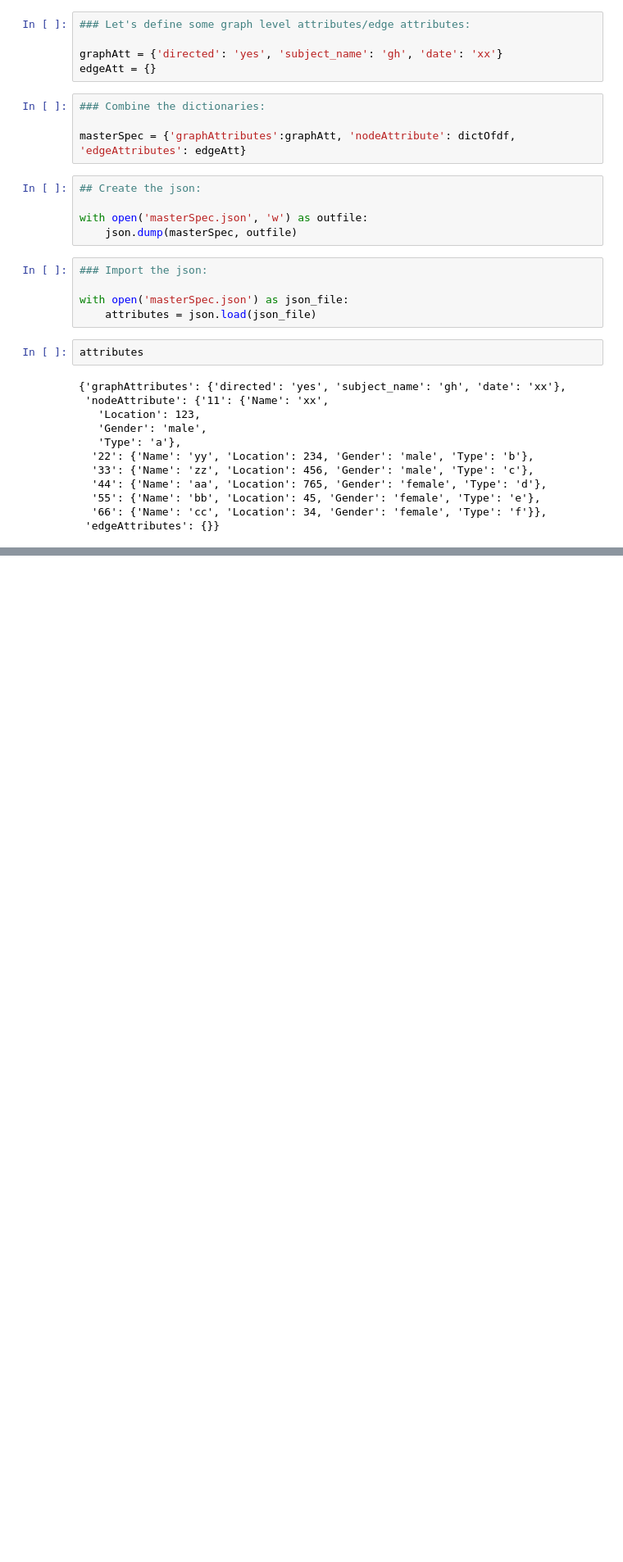
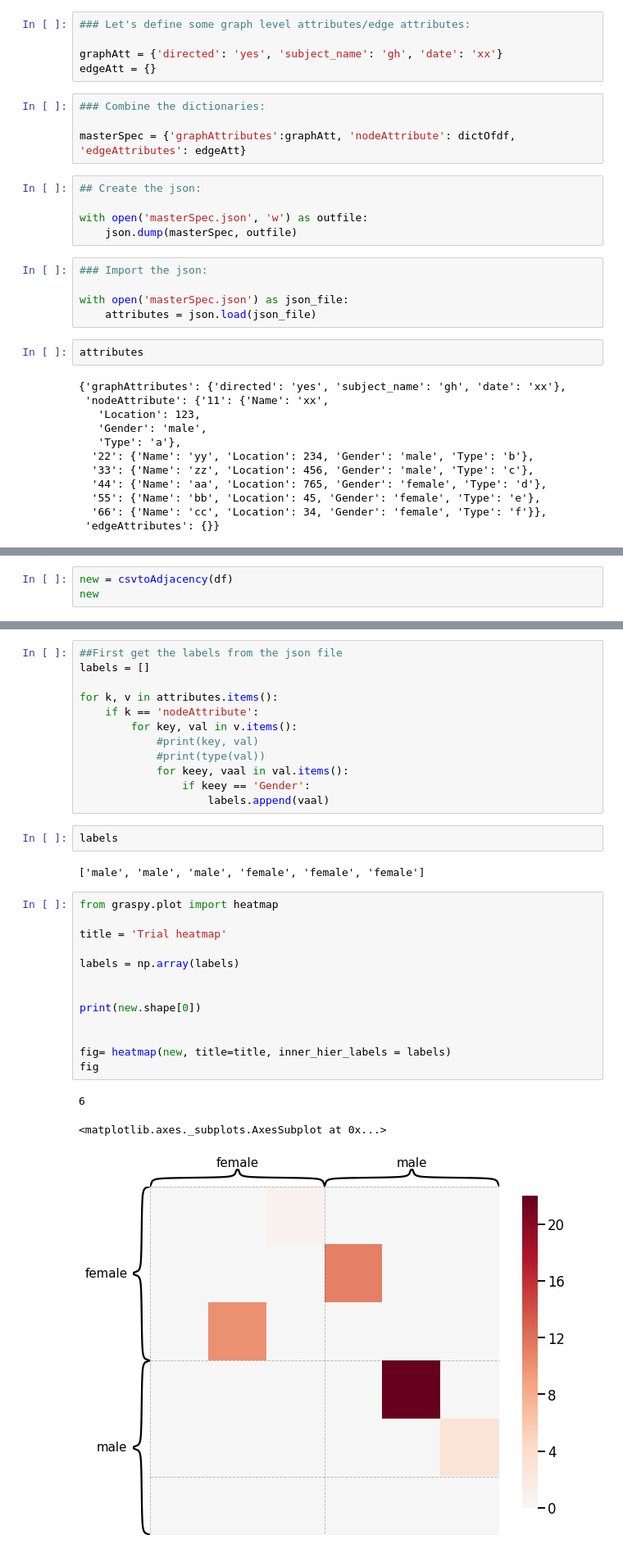
Before and after one commit to dmannan/graphSpec, a Jupyter notebook: masterSpec.ipynb, the cells around one changed output, grey strips where cells are left out. Shown at 82% size. Drawn from its saved outputs; the diff is of its cells as text; blank space fills up the shorter version.

```diff
--- a/masterSpec.ipynb
+++ b/masterSpec.ipynb
@@ -68,0 +107,3 @@ attributes
+# %%
+new = csvtoAdjacency(df)
+new
@@ -68,0 +134,33 @@ attributes
+# %%
+##First get the labels from the json file
+labels = []
+
+for k, v in attributes.items():
+    if k == 'nodeAttribute':
+        for key, val in v.items():
+            #print(key, val)
+            #print(type(val))
+            for keey, vaal in val.items():
+                if keey == 'Gender':
+                    labels.append(vaal)
+# %%
+labels
+# %% [output]
+['male', 'male', 'male', 'female', 'female', 'female']
+# %%
+from graspy.plot import heatmap
+
+title = 'Trial heatmap'
+
+labels = np.array(labels)
+
+
+print(new.shape[0])
+
+
+fig= heatmap(new, title=title, inner_hier_labels = labels)
+fig
+# %% [output]
+6
+<matplotlib.axes._subplots.AxesSubplot at 0x...>
+[figure, added]
```
Also changed, not shown: parts of 7 cells of this notebook.
